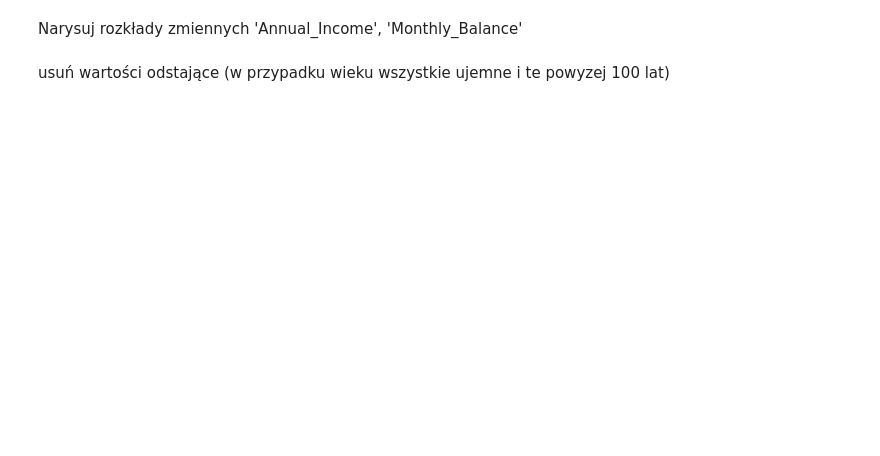
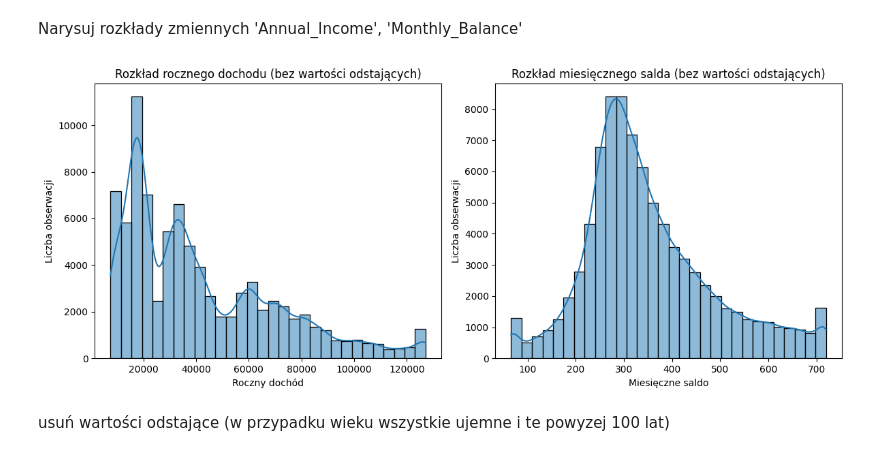
Before and after one commit to jre29/lecture1, a Jupyter notebook: PreProcessing.ipynb, the cells around one changed output. Cells and saved outputs as stored; diff of their text form; code cells hidden in the pictures; blank space fills up the shorter version.

```diff
--- a/PreProcessing.ipynb
+++ b/PreProcessing.ipynb
@@ -285,3 +300,16 @@ df.dtypes
 dtype: object
 # %% [markdown]
 Uzupełnij braki w kolumnie Monthly_Inhand_Salary,  Annual_Income, .. średnią
+# %%
+numeric_cols_to_fill = ['Monthly_Inhand_Salary', 'Annual_Income', 'Monthly_Balance',
+                         'Credit_History_Age', 'Amount_invested_monthly', 'Outstanding_Debt']
+
+for col in numeric_cols_to_fill:
+    if col in df.columns:
+        try:
+            df[col] = pd.to_numeric(df[col], errors='coerce')
+            mean_value = df[col].mean()
+            df[col] = df[col].fillna(mean_value)
+            print(f"Kolumna {col}: wypełniono braki średnią {mean_value:.2f}")
+        except Exception as error:
+            print(f"Nie udało się przetworzyć kolumny {col}: {str(error)}")
@@ -288,4 +332,35 @@ Uzupełnij braki w kolumnie Monthly_Inhand_Salary,  Annual_Income, .. średnią
 # %% [markdown]
 Narysuj rozkłady zmiennych 'Annual_Income', 'Monthly_Balance'
+# %%
+plt.figure(figsize=(12, 5))
+
+df['Annual_Income'] = pd.to_numeric(df['Annual_Income'], errors='coerce')
+df['Monthly_Balance'] = pd.to_numeric(df['Monthly_Balance'], errors='coerce')
+
+def clip_outliers(series, percentile_low=0.01, percentile_high=0.99):
+    if series.count() > 0:
+        low = series.quantile(percentile_low)
+        high = series.quantile(percentile_high)
+        return series.clip(low, high)
+    return series
+
+plt.subplot(1, 2, 1)
+clipped_income = clip_outliers(df['Annual_Income'].dropna())
+sns.histplot(clipped_income, kde=True, bins=30)
+plt.title('Rozkład rocznego dochodu (bez wartości odstających)')
+plt.xlabel('Roczny dochód')
+plt.ylabel('Liczba obserwacji')
+
+plt.subplot(1, 2, 2)
+clipped_balance = clip_outliers(df['Monthly_Balance'].dropna())
+sns.histplot(clipped_balance, kde=True, bins=30)
+plt.title('Rozkład miesięcznego salda (bez wartości odstających)')
+plt.xlabel('Miesięczne saldo')
+plt.ylabel('Liczba obserwacji')
+
+plt.tight_layout()
+plt.show()
+# %% [output]
+[figure, added]
 # %% [markdown]
 usuń wartości odstające (w przypadku wieku wszystkie ujemne i te powyzej 100 lat)
```
Also changed, not shown: parts of 7 cells of this notebook.
